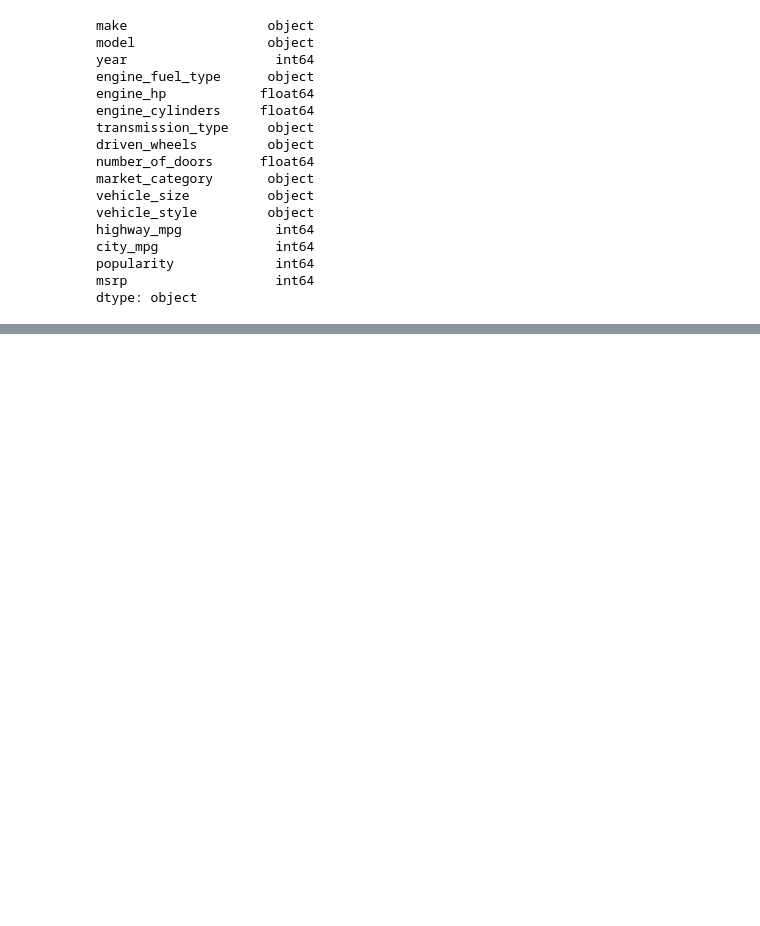
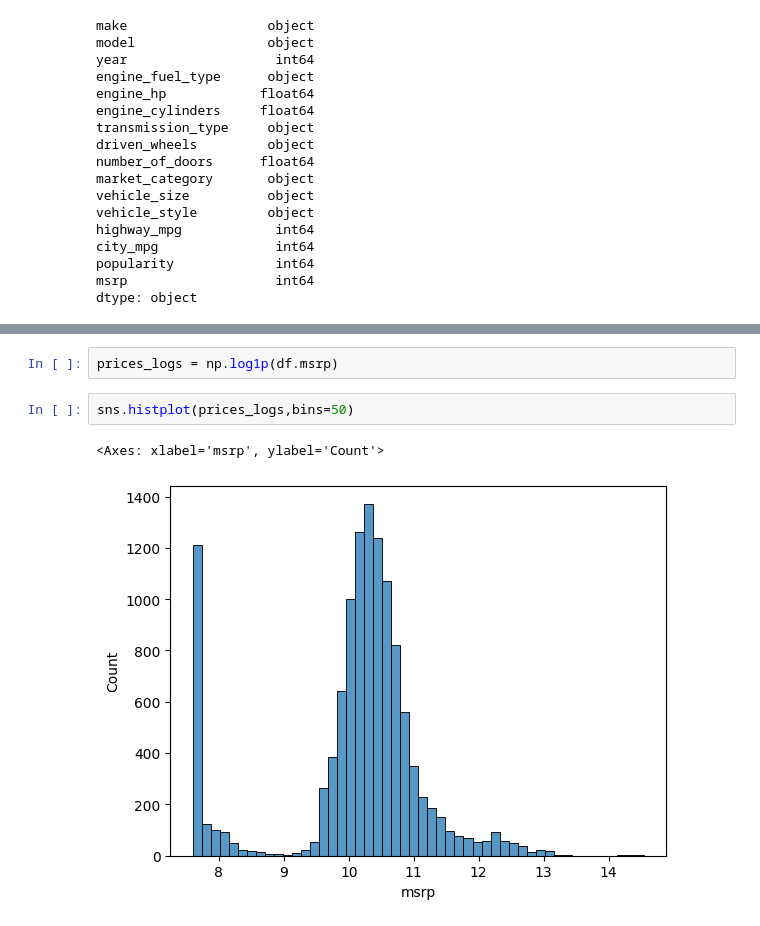
Before and after one commit to iAdityaRaj/machinelearning-zoomcamp, a Jupyter notebook: car-price-prediction/car_price_intro.ipynb, the cells around one changed output, grey strips where cells are left out. Saved outputs shown, nothing was run; the diff lists cells and outputs as text; blank space fills up the shorter version.

```diff
--- a/car-price-prediction/car_price_intro.ipynb
+++ b/car-price-prediction/car_price_intro.ipynb
@@ -81,0 +131,7 @@ dtype: object
+# %%
+prices_logs = np.log1p(df.msrp)
+# %%
+sns.histplot(prices_logs,bins=50)
+# %% [output]
+<Axes: xlabel='msrp', ylabel='Count'>
+[figure, added]
```
Also changed, not shown: parts of 5 cells of this notebook.
